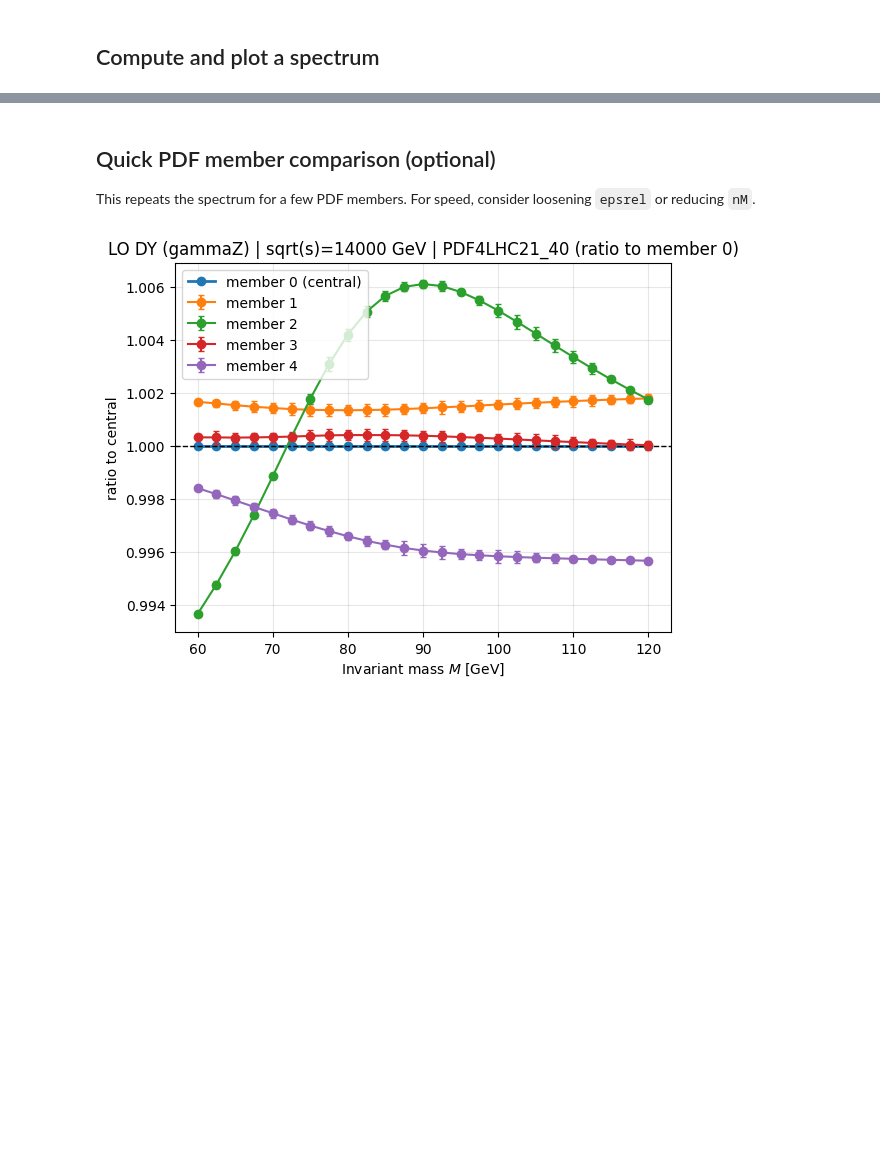
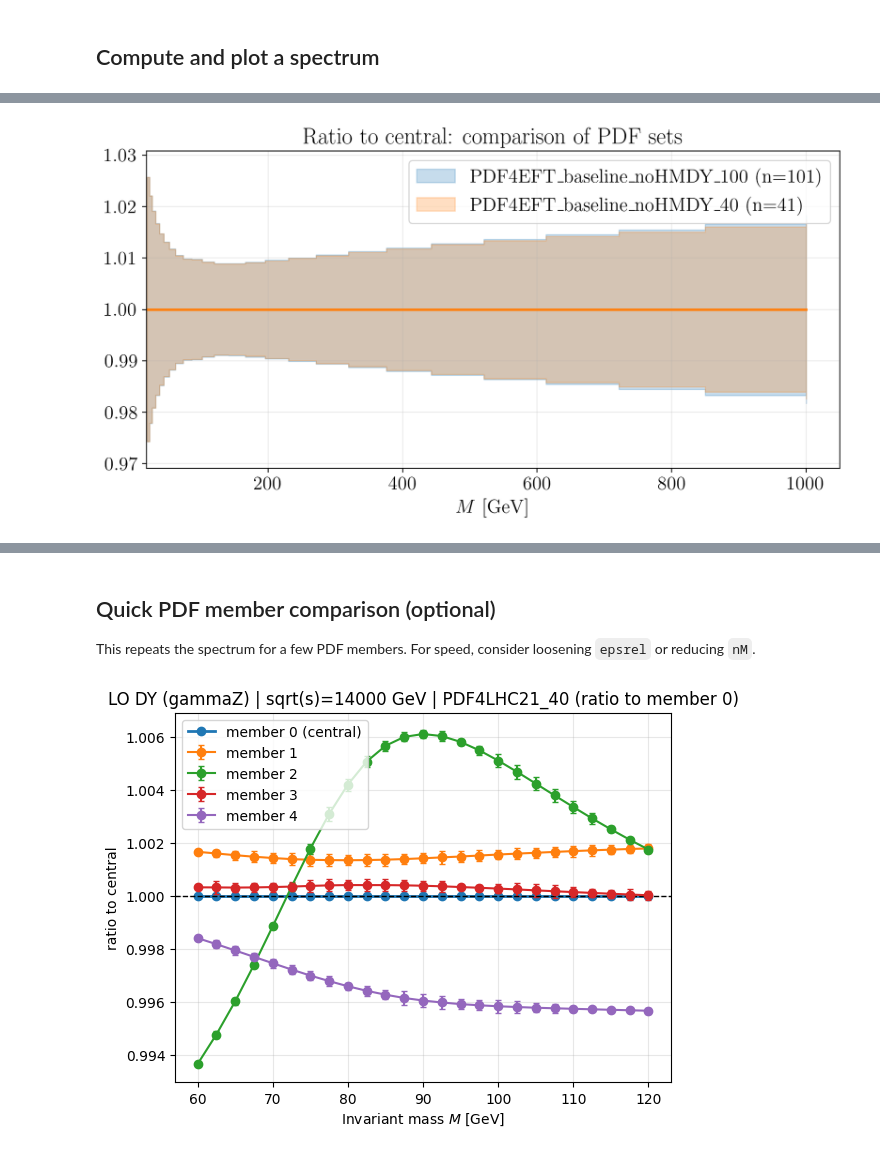
Before and after one commit to manuel-morales-a/flavourful_DY_PDF_SMEFT, a Jupyter notebook: dy_dsigma_dM_LO.ipynb, the cells around one changed output, grey strips where cells are left out. Cells and saved outputs as stored; diff of their text form; code cells hidden in the pictures; blank space fills up the shorter version.

```diff
--- a/dy_dsigma_dM_LO.ipynb
+++ b/dy_dsigma_dM_LO.ipynb
@@ -233,0 +307,62 @@ plt.show()
+# %%
+# Ratio-to-central comparison for multiple PDF sets (overlay uncertainty bands)
+# Uses existing `results` and `M_grid` in the notebook.
+
+plt.figure(figsize=(9,5))
+ax = plt.gca()
+
+colors = ["C0", "C1", "C2", "C3"]
+all_maxdevs = []
+
+plot_handles = []
+
+for idx, pdf_set_name_local in enumerate(pdf_set_names):
+    data = results[pdf_set_name_local]["all_vals"]   # shape (n_members, nM)
+    n_members_local = data.shape[0]
+    central_local = data[0]                          # member 0 as central
+
+    # avoid division by zero: mask zero central bins
+    mask_pos = central_local > 0.0
+    ratios = np.full_like(data, np.nan)
+    with np.errstate(divide='ignore', invalid='ignore'):
+        ratios[:, mask_pos] = data[:, mask_pos] / central_local[mask_pos]
+
+    # PDF uncertainty band: sqrt(sum (member - central)^2)
+    delta_local = np.sqrt(np.sum((data - central_local[np.newaxis, :])**2, axis=0))
+    band_low = np.full_like(central_local, np.nan)
+    band_high = np.full_like(central_local, np.nan)
+    band_low[mask_pos]  = (central_local - delta_local)[mask_pos] / central_local[mask_pos]
+    band_high[mask_pos] = (central_local + delta_local)[mask_pos] / central_local[mask_pos]
+
+    # compute deviations for sensible y-limits
+    dev_members = np.nanmax(np.abs(ratios - 1.0))
+    dev_band = max(np.nanmax(np.abs(band_low - 1.0)), np.nanmax(np.abs(band_high - 1.0)))
+    all_maxdevs.append(max(dev_members, dev_band))
+
+    color = colors[idx % len(colors)]
+    # uncertainty band
+    h = ax.fill_between(M_grid, band_low, band_high, step='post', color=color, alpha=0.25,
+                        label=f"{pdf_set_name_local} (n={n_members_local})")
+    plot_handles.append(h)
+    # optionally show central (will be at 1 by definition)
+    ax.plot(M_grid, np.ones_like(M_grid), color=color, lw=1.8)
+
+# global y-limits
+maxdev = max(all_maxdevs) if all_maxdevs else 0.05
+y_margin = max(0.02, maxdev * 1.2)
+ymin = max(0.0, 1.0 - y_margin)
+ymax = 1.0 + y_margin
+
+#ax.set_xscale("log")
+ax.set_xlim(M_grid[0]*0.95, M_grid[-1]*1.05)
+ax.set_ylim(ymin, ymax)
+
+ax.set_xlabel(r"$M$ [GeV]")
+ax.set_title("Ratio to central: comparison of PDF sets")
+ax.grid(True, which="both", alpha=0.25)
+ax.legend(loc="upper right")
+
+plt.tight_layout()
+plt.show()
+# %% [output]
+[figure, added]
```
Also changed, not shown: parts of 14 cells of this notebook.
